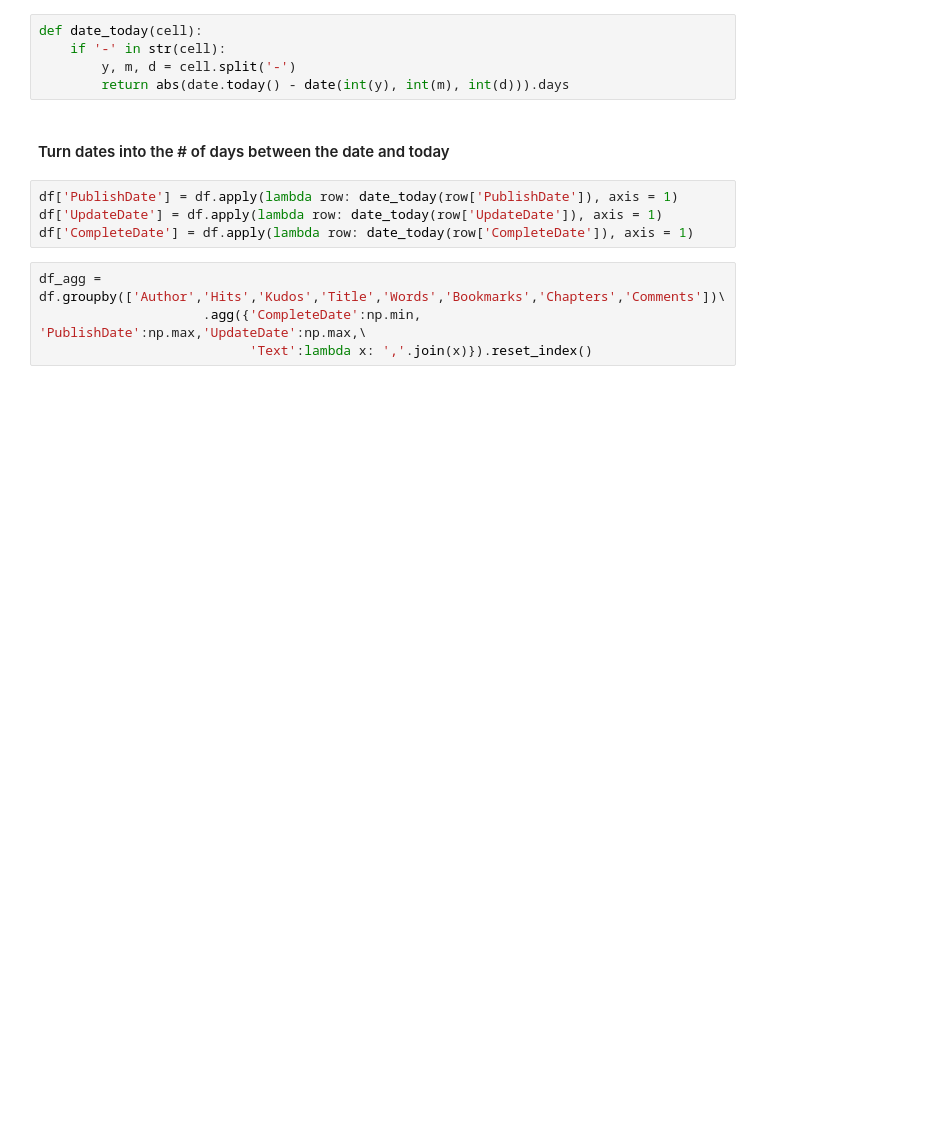
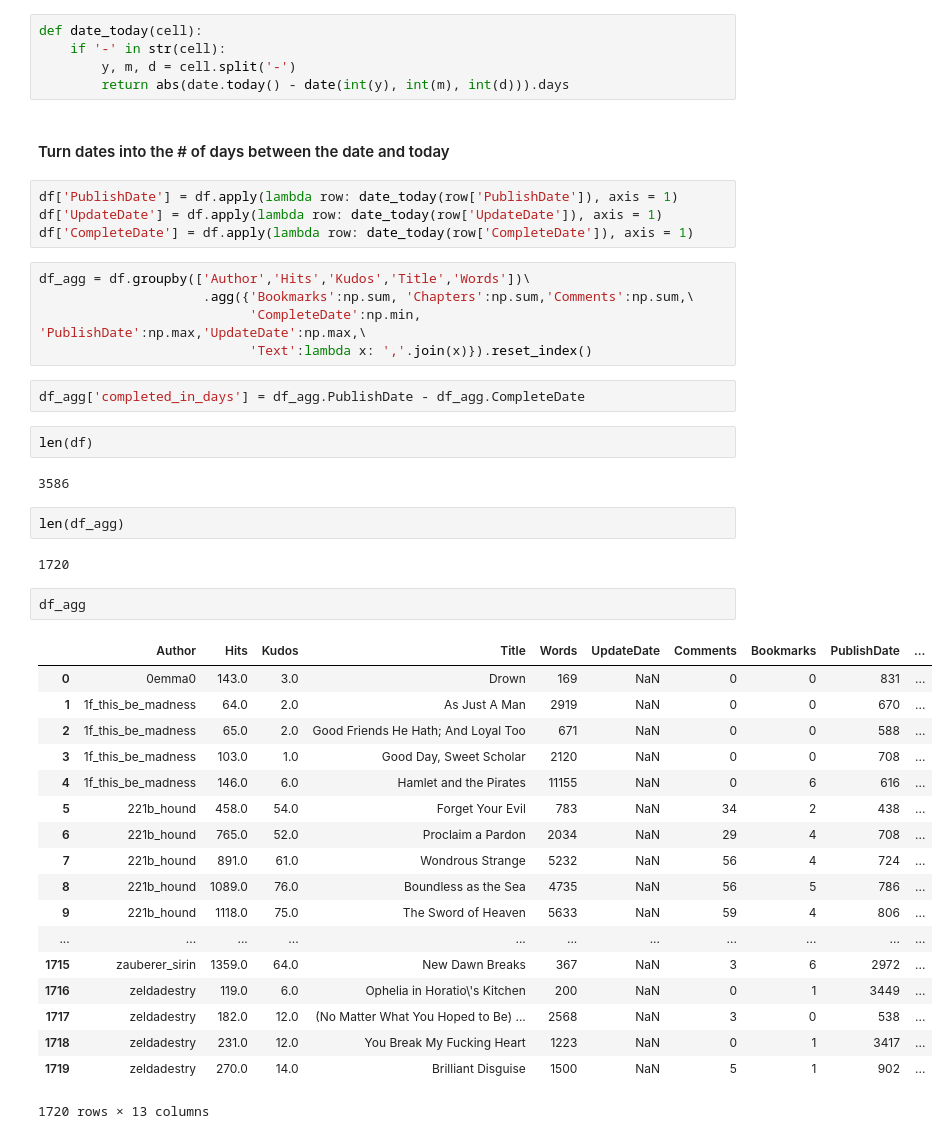
Before and after one commit to yzjing/ao3_old, a Jupyter notebook: exps/20170609_agg_data/agg_data.ipynb, the cells around one changed output. Drawn from its saved outputs; the diff is of its cells as text; blank space fills up the shorter version.

```diff
--- a/exps/20170609_agg_data/agg_data.ipynb
+++ b/exps/20170609_agg_data/agg_data.ipynb
@@ -38,6 +38,38 @@ df['PublishDate'] = df.apply(lambda row: date_today(row['PublishDate']), axis =
 df['UpdateDate'] = df.apply(lambda row: date_today(row['UpdateDate']), axis = 1)
 df['CompleteDate'] = df.apply(lambda row: date_today(row['CompleteDate']), axis = 1)
 # %%
-df_agg = df.groupby(['Author','Hits','Kudos','Title','Words','Bookmarks','Chapters','Comments'])\
-                     .agg({'CompleteDate':np.min, 'PublishDate':np.max,'UpdateDate':np.max,\
+df_agg = df.groupby(['Author','Hits','Kudos','Title','Words'])\
+                     .agg({'Bookmarks':np.sum, 'Chapters':np.sum,'Comments':np.sum,\
+                           'CompleteDate':np.min, 'PublishDate':np.max,'UpdateDate':np.max,\
                            'Text':lambda x: ','.join(x)}).reset_index()
+# %%
+df_agg['completed_in_days'] = df_agg.PublishDate - df_agg.CompleteDate
+# %%
+len(df)
+# %% [output]
+3586
+# %%
+len(df_agg)
+# %% [output]
+1720
+# %%
+df_agg
+# %% [output]
+|  | Author | Hits | Kudos | Title | Words | UpdateDate | Comments | Bookmarks | PublishDate | ... |
+| 0 | 0emma0 | 143.0 | 3.0 | Drown | 169 | NaN | 0 | 0 | 831 | ... |
+| 1 | 1f_this_be_madness | 64.0 | 2.0 | As Just A Man | 2919 | NaN | 0 | 0 | 670 | ... |
+| 2 | 1f_this_be_madness | 65.0 | 2.0 | Good Friends He Hath; And Loyal Too | 671 | NaN | 0 | 0 | 588 | ... |
+| 3 | 1f_this_be_madness | 103.0 | 1.0 | Good Day, Sweet Scholar | 2120 | NaN | 0 | 0 | 708 | ... |
+| 4 | 1f_this_be_madness | 146.0 | 6.0 | Hamlet and the Pirates | 11155 | NaN | 0 | 6 | 616 | ... |
+| 5 | 221b_hound | 458.0 | 54.0 | Forget Your Evil | 783 | NaN | 34 | 2 | 438 | ... |
+| 6 | 221b_hound | 765.0 | 52.0 | Proclaim a Pardon | 2034 | NaN | 29 | 4 | 708 | ... |
+| 7 | 221b_hound | 891.0 | 61.0 | Wondrous Strange | 5232 | NaN | 56 | 4 | 724 | ... |
+| 8 | 221b_hound | 1089.0 | 76.0 | Boundless as the Sea | 4735 | NaN | 56 | 5 | 786 | ... |
+| 9 | 221b_hound | 1118.0 | 75.0 | The Sword of Heaven | 5633 | NaN | 59 | 4 | 806 | ... |
+| ... | ... | ... | ... | ... | ... | ... | ... | ... | ... | ... |
+| 1715 | zauberer_sirin | 1359.0 | 64.0 | New Dawn Breaks | 367 | NaN | 3 | 6 | 2972 | ... |
+| 1716 | zeldadestry | 119.0 | 6.0 | Ophelia in Horatio\'s Kitchen | 200 | NaN | 0 | 1 | 3449 | ... |
+| 1717 | zeldadestry | 182.0 | 12.0 | (No Matter What You Hoped to Be) ... | 2568 | NaN | 3 | 0 | 538 | ... |
+| 1718 | zeldadestry | 231.0 | 12.0 | You Break My Fucking Heart | 1223 | NaN | 0 | 1 | 3417 | ... |
+| 1719 | zeldadestry | 270.0 | 14.0 | Brilliant Disguise | 1500 | NaN | 5 | 1 | 902 | ... |
+1720 rows × 13 columns
```
Also changed, not shown: 1 other file.
